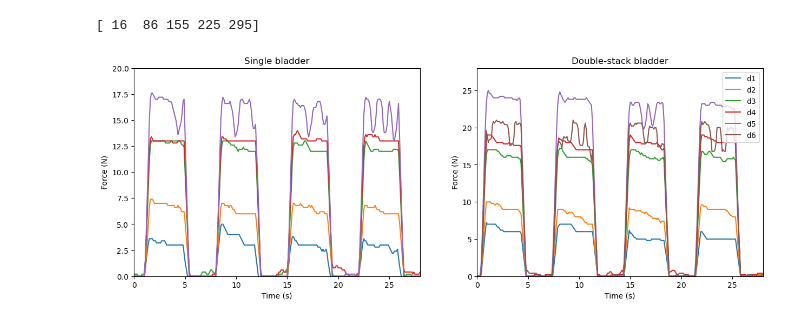
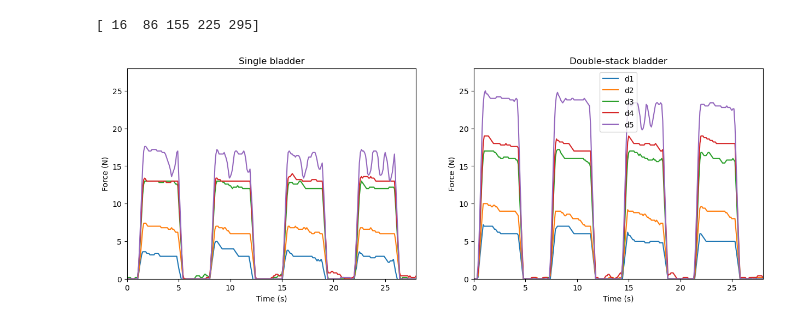
Before and after one commit to kateharvey/capstone, a Jupyter notebook: force-data/force-analysis.ipynb, the cells around one changed output. Cells and saved outputs as stored; diff of their text form; code cells hidden in the pictures.

Commit message:
updating notebook with plots

```diff
--- a/force-data/force-analysis.ipynb
+++ b/force-data/force-analysis.ipynb
@@ -44,31 +44,31 @@ p6_double, _ = scipy.signal.find_peaks(y1_double, width=20)
 # %%
 # plot single bladder data
 fig, (axs, axd) = plt.subplots(1, 2, figsize=(15, 5))
 # for i in range(5):
     # single: 50, 60, 70, 80, 90 PWM
     # double: 50, 60, 70, 80, 90, 100 PWM
 
 axs.plot(single['Time (s) Run #1'], y1_single, label='s1')
 axs.plot(single['Time (s) Run #2'], y2_single, label='s2')
 axs.plot(single['Time (s) Run #3'], y3_single, label='s3')
 axs.plot(single['Time (s) Run #4'], y4_single, label='s4')
 axs.plot(single['Time (s) Run #5'], y5_single, label='s5')
 
 axd.plot(double['Time (s) Run #1'], y1_double, label='d1')
 axd.plot(double['Time (s) Run #2'], y2_double, label='d2')
 axd.plot(double['Time (s) Run #3'], y3_double, label='d3')
 axd.plot(double['Time (s) Run #4'], y4_double, label='d4')
 axd.plot(double['Time (s) Run #5'], y5_double, label='d5')
-axd.plot(double['Time (s) Run #6'], y6_double, label='d6')
+# axd.plot(double['Time (s) Run #6'], y6_double, label='d6')
 
 axs.set(title='Single bladder', xlabel='Time (s)', ylabel='Force (N)')
 axs.set_xlim(0, 28)
-axs.set_ylim(0, 20)
+axs.set_ylim(0, 28)
 
 axd.set(title='Double-stack bladder', xlabel='Time (s)', ylabel='Force (N)')
 axd.set_xlim(0, 28)
 axd.set_ylim(0, 28)
 plt.legend()
 plt.show()
 # %% [output]
-[figure, old version]
+[figure, new version]
```
Also changed, not shown: parts of 1 cell of this notebook.
